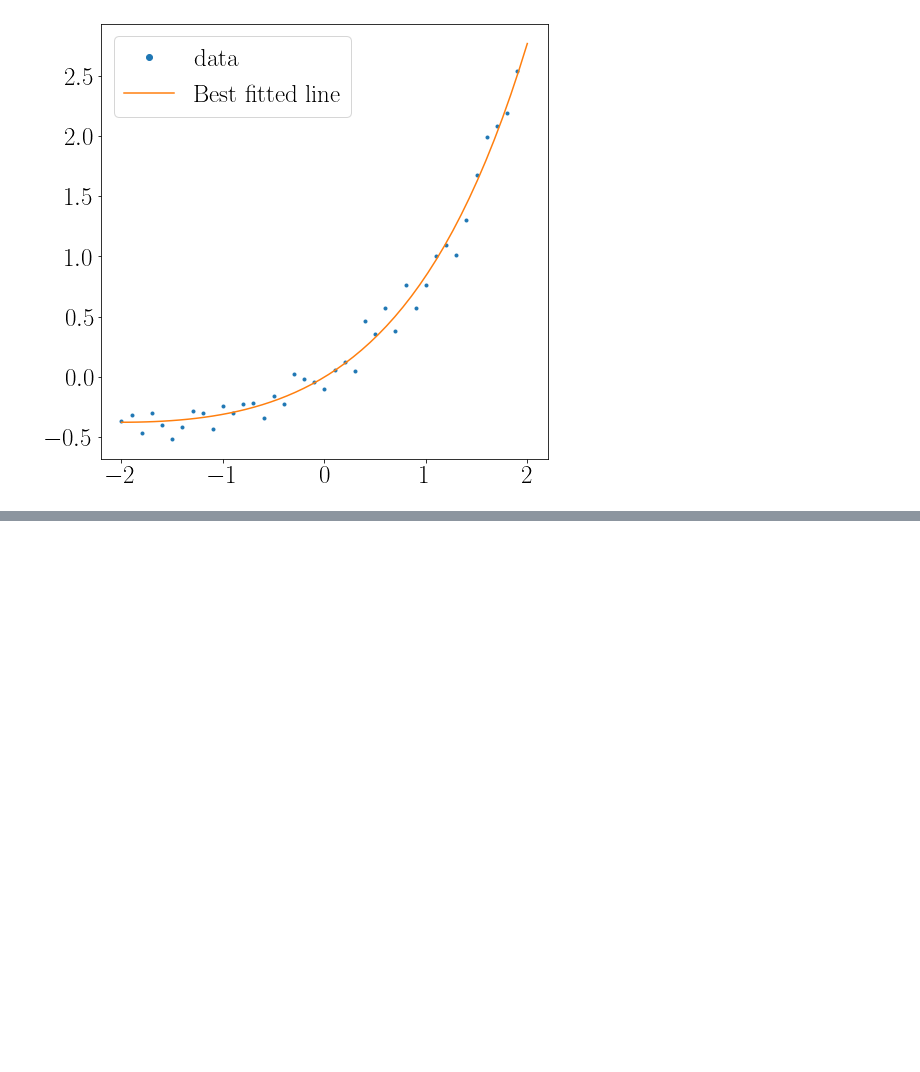
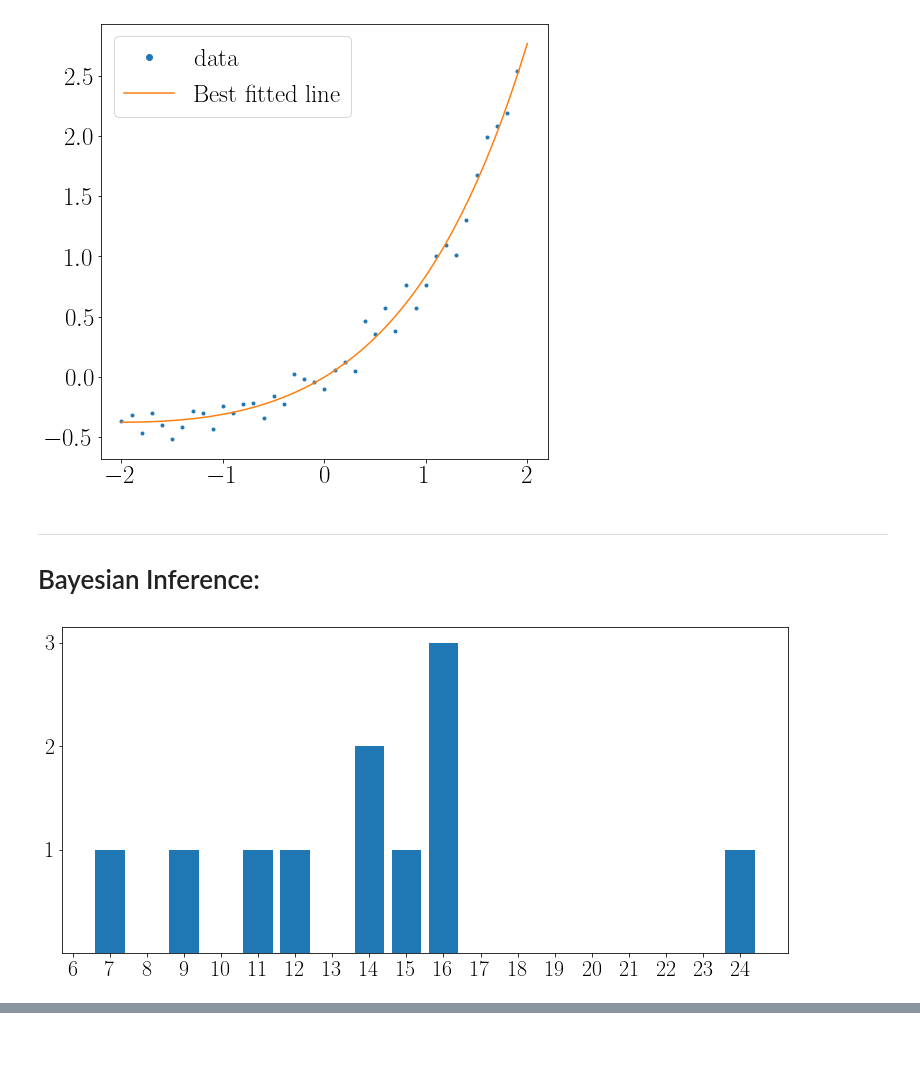
Before and after one commit to abtinshahidi/Foundation_applied_machine_learning, a Jupyter notebook: notebooks/week2/week2.ipynb, the cells around one changed output, grey strips where cells are left out. Drawn from its saved outputs; the diff is of its cells as text; code cells hidden in the pictures; blank space fills up the shorter version.

Commit message:
Adding an example related to the bayesian inference

```diff
--- a/notebooks/week2/week2.ipynb
+++ b/notebooks/week2/week2.ipynb
@@ -336,3 +336,18 @@ ax.legend(markerscale=2)
 plt.show()
 # %% [output]
 [figure]
+# %% [markdown]
+---
+# Bayesian Inference:
+# %%
+data = np.array([16, 24, 16, 12, 16, 11, 14, 15, 9, 14, 7])
+# %%
+plt.figure(figsize=(13, 6))
+
+labels, counts = np.unique(data, return_counts=True)
+plt.bar(labels, counts, align='center')
+plt.xticks(range(6, 25))
+plt.yticks(range(1, 4))
+plt.tick_params(labelsize=22);
+# %% [output]
+[figure, added]
```
Also changed, not shown: parts of 33 cells of this notebook.
